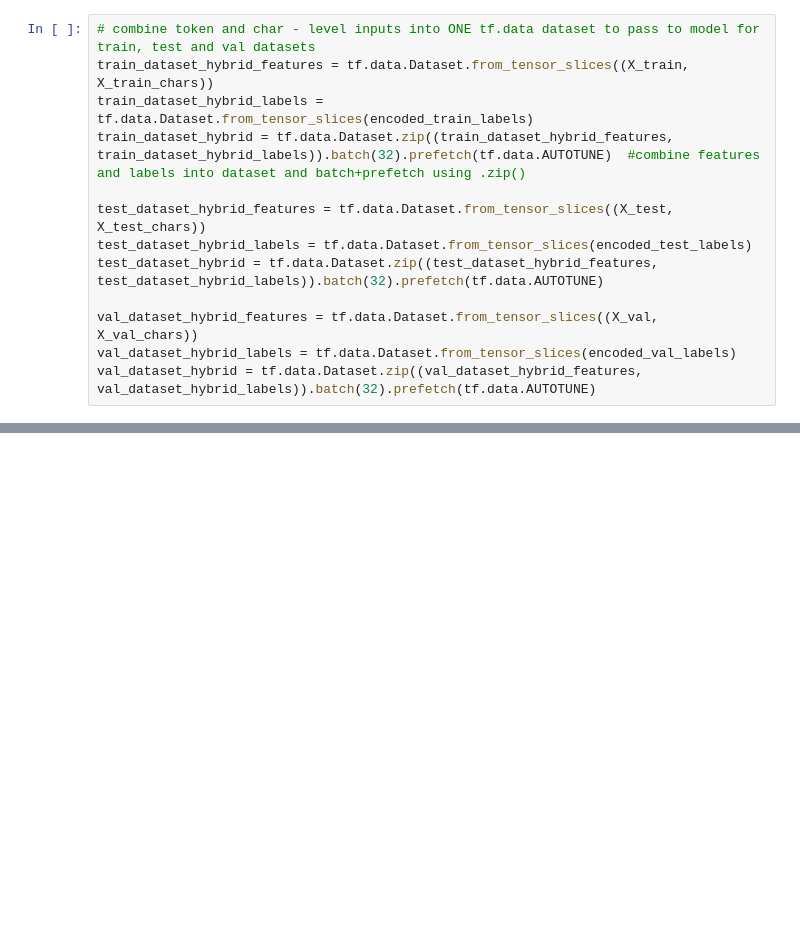
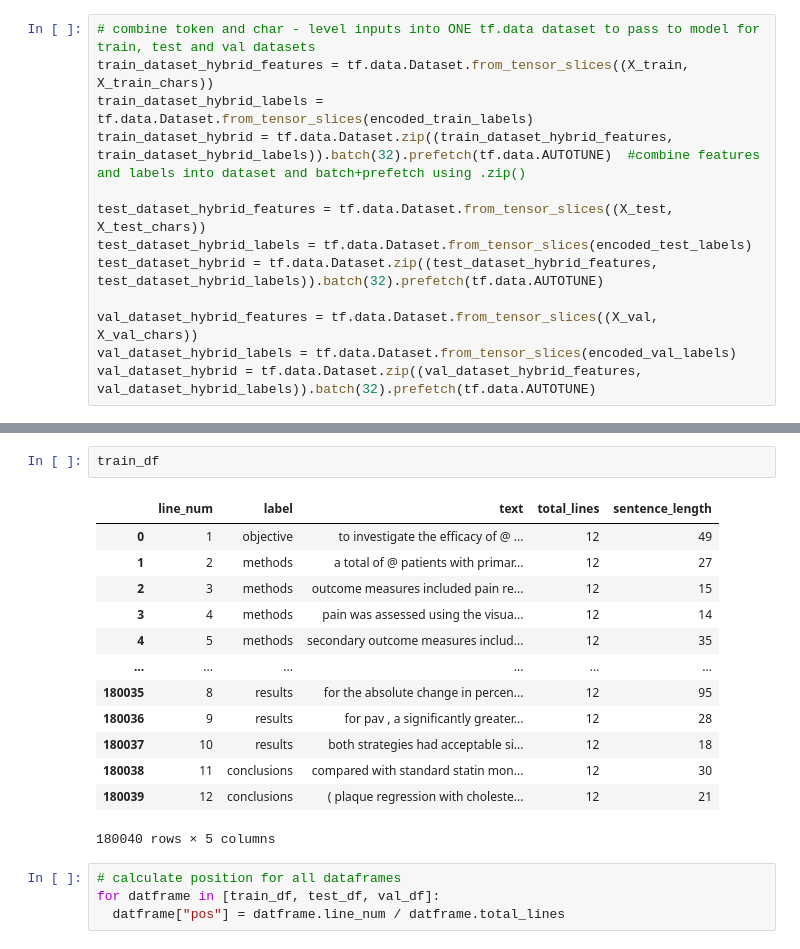
Before and after one commit to lasupernova/Tensorflow_apps, a Jupyter notebook: SciAbstractClassifier.ipynb, the cells around one changed output, grey strips where cells are left out. Cells and saved outputs as stored; diff of their text form; blank space fills up the shorter version.

```diff
--- a/SciAbstractClassifier.ipynb
+++ b/SciAbstractClassifier.ipynb
@@ -1074,0 +1109,20 @@ Epoch 2/3
+# %%
+train_df
+# %% [output]
+|  | line_num | label | text | total_lines | sentence_length |
+| 0 | 1 | objective | to investigate the efficacy of @ ... | 12 | 49 |
+| 1 | 2 | methods | a total of @ patients with primar... | 12 | 27 |
+| 2 | 3 | methods | outcome measures included pain re... | 12 | 15 |
+| 3 | 4 | methods | pain was assessed using the visua... | 12 | 14 |
+| 4 | 5 | methods | secondary outcome measures includ... | 12 | 35 |
+| ... | ... | ... | ... | ... | ... |
+| 180035 | 8 | results | for the absolute change in percen... | 12 | 95 |
+| 180036 | 9 | results | for pav , a significantly greater... | 12 | 28 |
+| 180037 | 10 | results | both strategies had acceptable si... | 12 | 18 |
+| 180038 | 11 | conclusions | compared with standard statin mon... | 12 | 30 |
+| 180039 | 12 | conclusions | ( plaque regression with choleste... | 12 | 21 |
+180040 rows × 5 columns
+# %%
+# calculate position for all dataframes
+for datframe in [train_df, test_df, val_df]:
+  datframe["pos"] = datframe.line_num / datframe.total_lines
```
Also changed, not shown: parts of 7 cells of this notebook.
